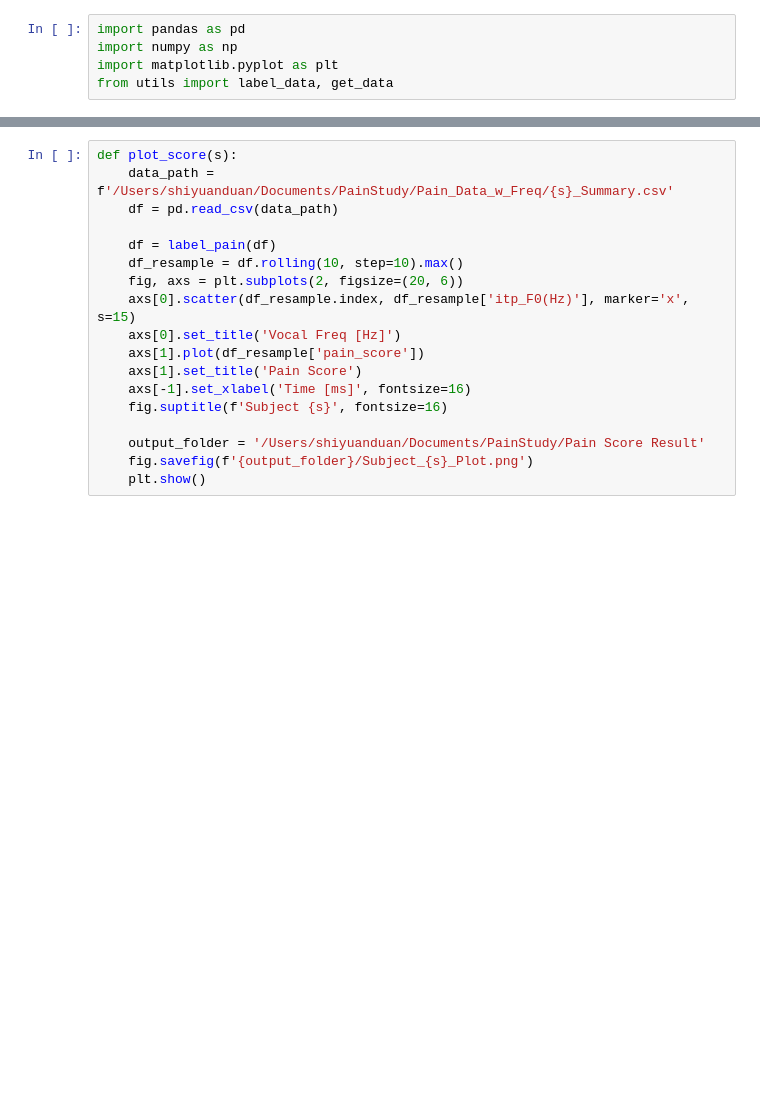
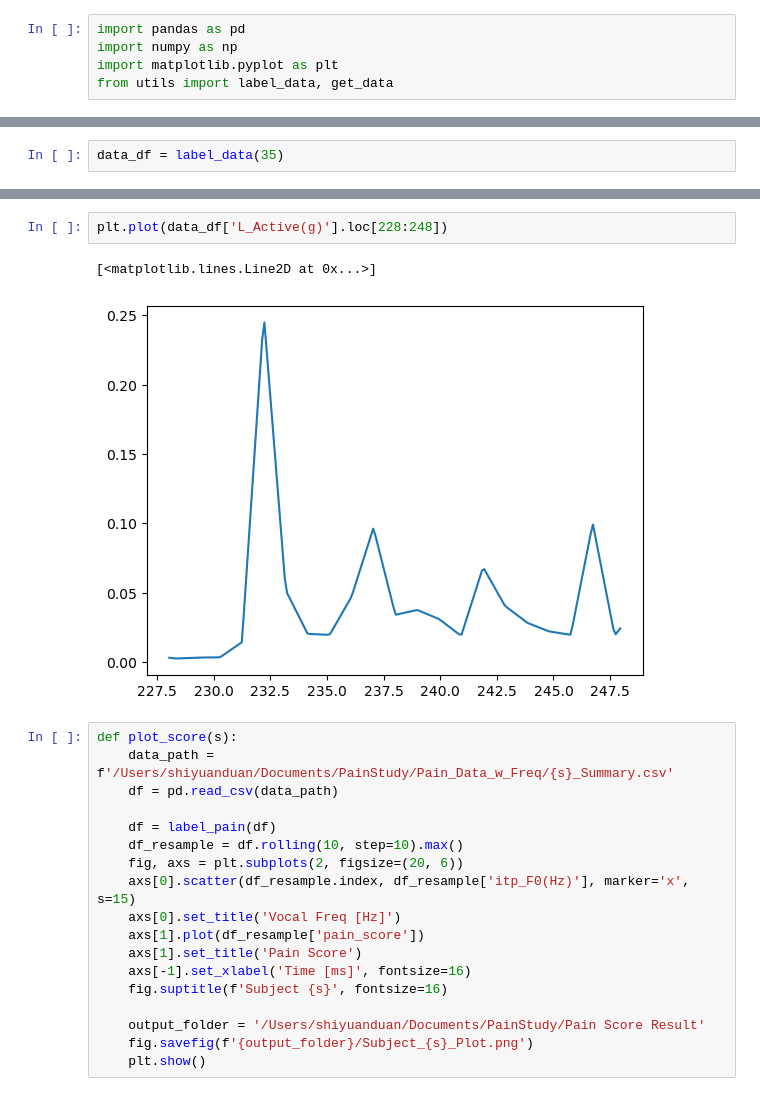
Before and after one commit to Shiyuan-Duan/LabelPain, a Jupyter notebook: label_pain.ipynb, the cells around one changed output, grey strips where cells are left out. Cells and saved outputs as stored; diff of their text form; blank space fills up the shorter version.

```diff
--- a/label_pain.ipynb
+++ b/label_pain.ipynb
@@ -36,0 +6,2 @@ print(data['base_hr'])
+# %%
+data_df = label_data(35)
@@ -37,3 +32,8 @@ print(data['base_hr'])
+# %%
+plt.plot(data_df['L_Active(g)'].loc[228:248])
+# %% [output]
+[<matplotlib.lines.Line2D at 0x...>]
+[figure, added]
 # %%
 def plot_score(s):
     data_path = f'/Users/shiyuanduan/Documents/PainStudy/Pain_Data_w_Freq/{s}_Summary.csv'
```
Also changed, not shown: parts of 7 cells of this notebook, 4 other files.
